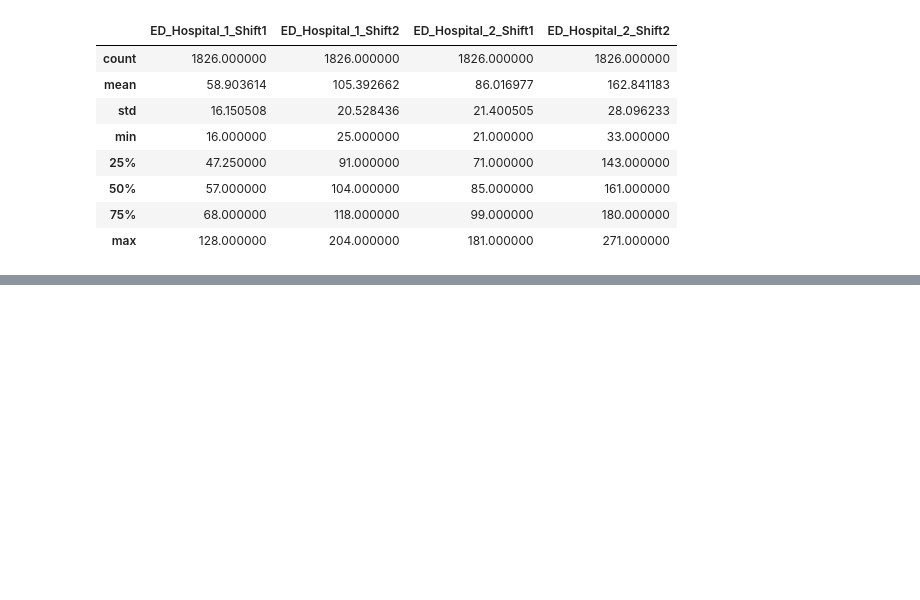
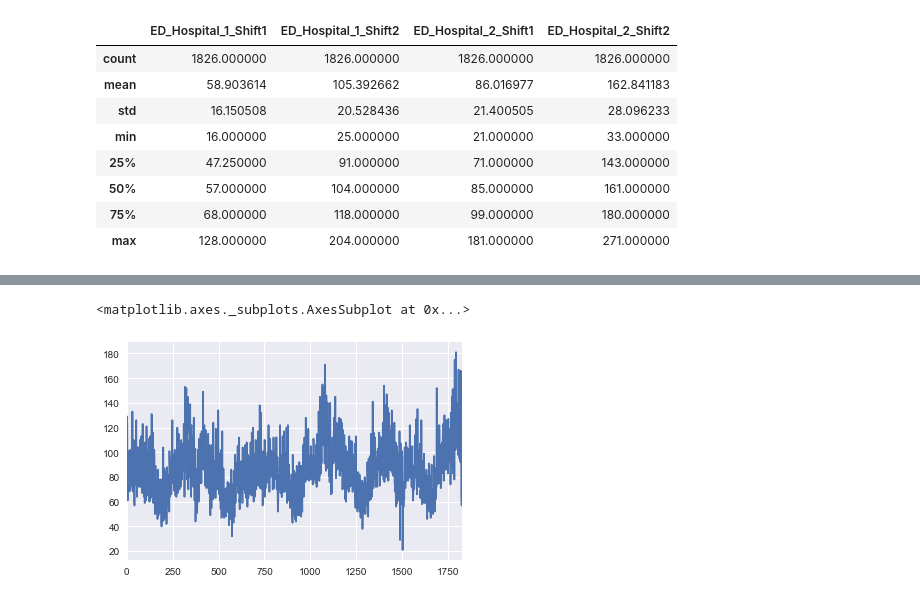
Before and after one commit to BHudson2017/Capstone, a Jupyter notebook: Part_02/Local Atlanta Hospital - Capstone Project.ipynb, the cells around one changed output, grey strips where cells are left out. Saved outputs shown, nothing was run; the diff lists cells and outputs as text; code cells hidden in the pictures; blank space fills up the shorter version.

```diff
--- a/Part_02/Local Atlanta Hospital - Capstone Project.ipynb
+++ b/Part_02/Local Atlanta Hospital - Capstone Project.ipynb
@@ -108,0 +143,5 @@ df.describe()
+# %%
+df['ED_Hospital_2_Shift1'].plot()
+# %% [output]
+<matplotlib.axes._subplots.AxesSubplot at 0x...>
+[figure, added]
```
Also changed, not shown: parts of 10 cells of this notebook, 1 other file.
